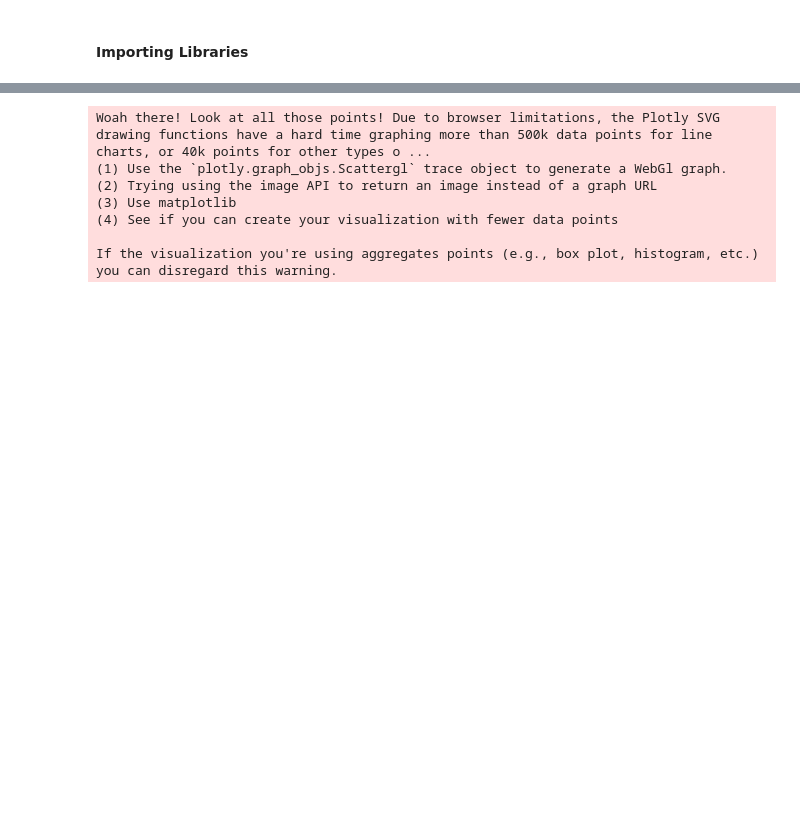
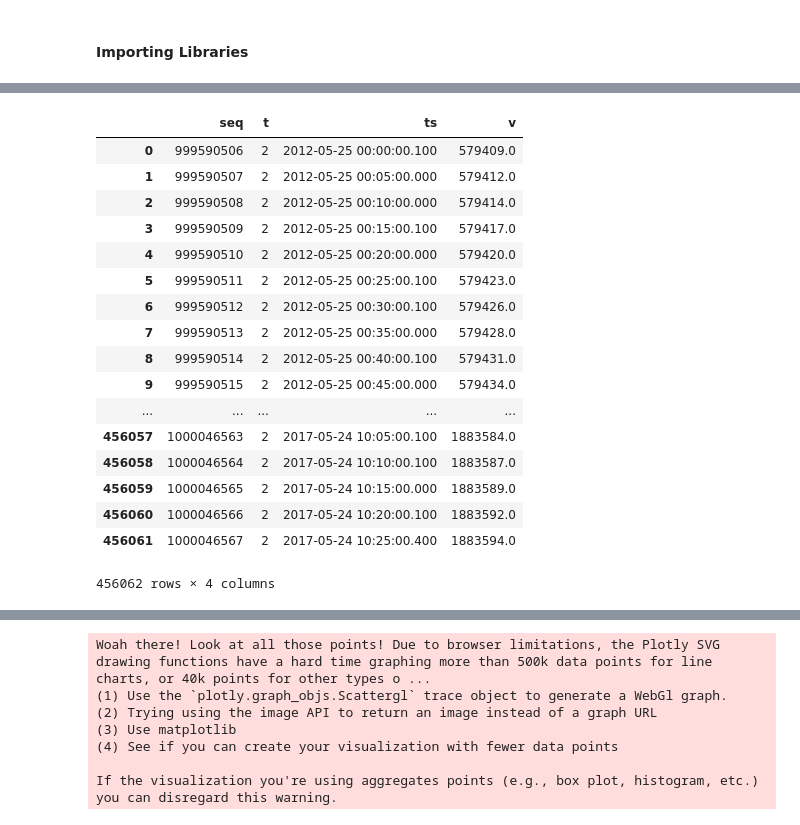
Before and after one commit to rshamsy/Summer-Research, a Jupyter notebook: dataExp.ipynb, the cells around one changed output, grey strips where cells are left out. Drawn from its saved outputs; the diff is of its cells as text; code cells hidden in the pictures; blank space fills up the shorter version.

```diff
--- a/dataExp.ipynb
+++ b/dataExp.ipynb
@@ -17,0 +39,21 @@ sixDF = pd.read_csv("/Users/MHK/Documents/Rahim/Western/research17/DataExp/CC_CM
+# %%
+twoDF
+# %% [output]
+|  | seq | t | ts | v |
+| 0 | 999590506 | 2 | 2012-05-25 00:00:00.100 | 579409.0 |
+| 1 | 999590507 | 2 | 2012-05-25 00:05:00.000 | 579412.0 |
+| 2 | 999590508 | 2 | 2012-05-25 00:10:00.000 | 579414.0 |
+| 3 | 999590509 | 2 | 2012-05-25 00:15:00.100 | 579417.0 |
+| 4 | 999590510 | 2 | 2012-05-25 00:20:00.000 | 579420.0 |
+| 5 | 999590511 | 2 | 2012-05-25 00:25:00.100 | 579423.0 |
+| 6 | 999590512 | 2 | 2012-05-25 00:30:00.100 | 579426.0 |
+| 7 | 999590513 | 2 | 2012-05-25 00:35:00.000 | 579428.0 |
+| 8 | 999590514 | 2 | 2012-05-25 00:40:00.100 | 579431.0 |
+| 9 | 999590515 | 2 | 2012-05-25 00:45:00.000 | 579434.0 |
+| ... | ... | ... | ... | ... |
+| 456057 | 1000046563 | 2 | 2017-05-24 10:05:00.100 | 1883584.0 |
+| 456058 | 1000046564 | 2 | 2017-05-24 10:10:00.100 | 1883587.0 |
+| 456059 | 1000046565 | 2 | 2017-05-24 10:15:00.000 | 1883589.0 |
+| 456060 | 1000046566 | 2 | 2017-05-24 10:20:00.100 | 1883592.0 |
+| 456061 | 1000046567 | 2 | 2017-05-24 10:25:00.400 | 1883594.0 |
+456062 rows × 4 columns
```
Also changed, not shown: parts of 8 cells of this notebook, 4 other files.
